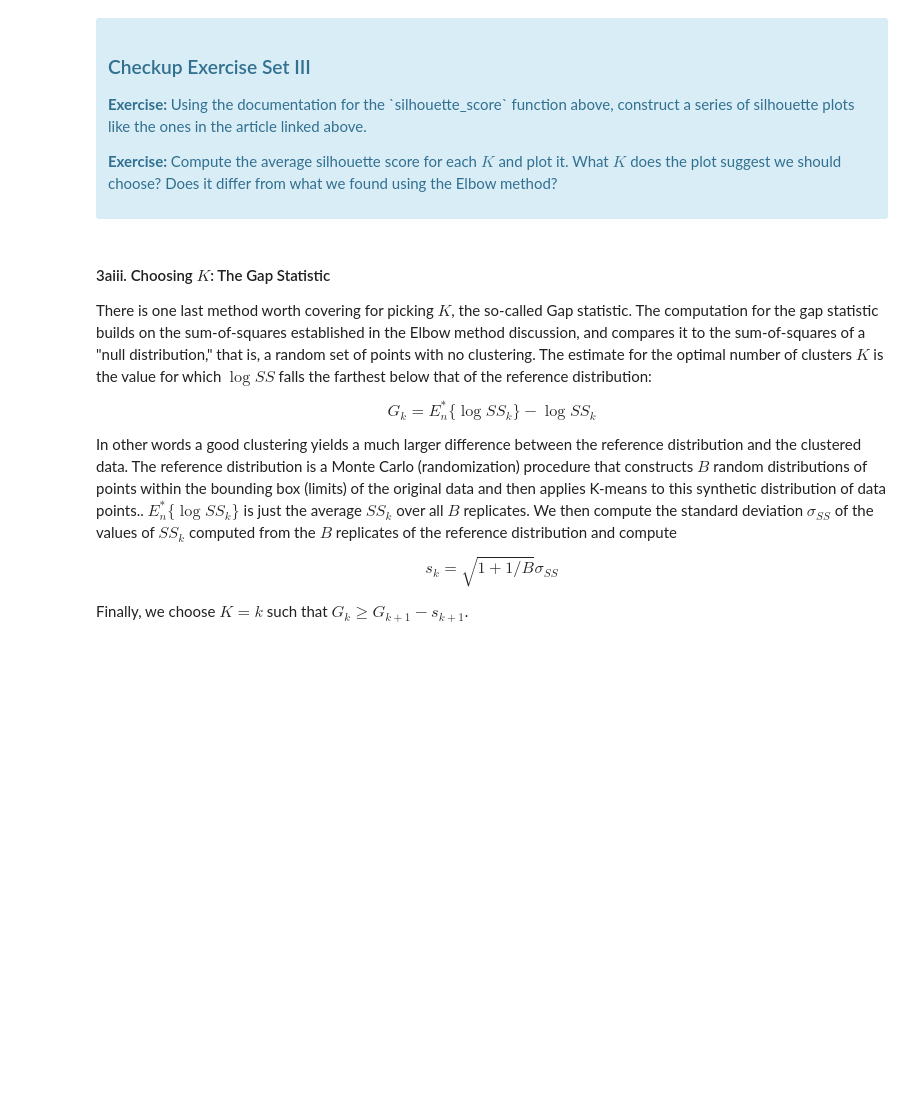
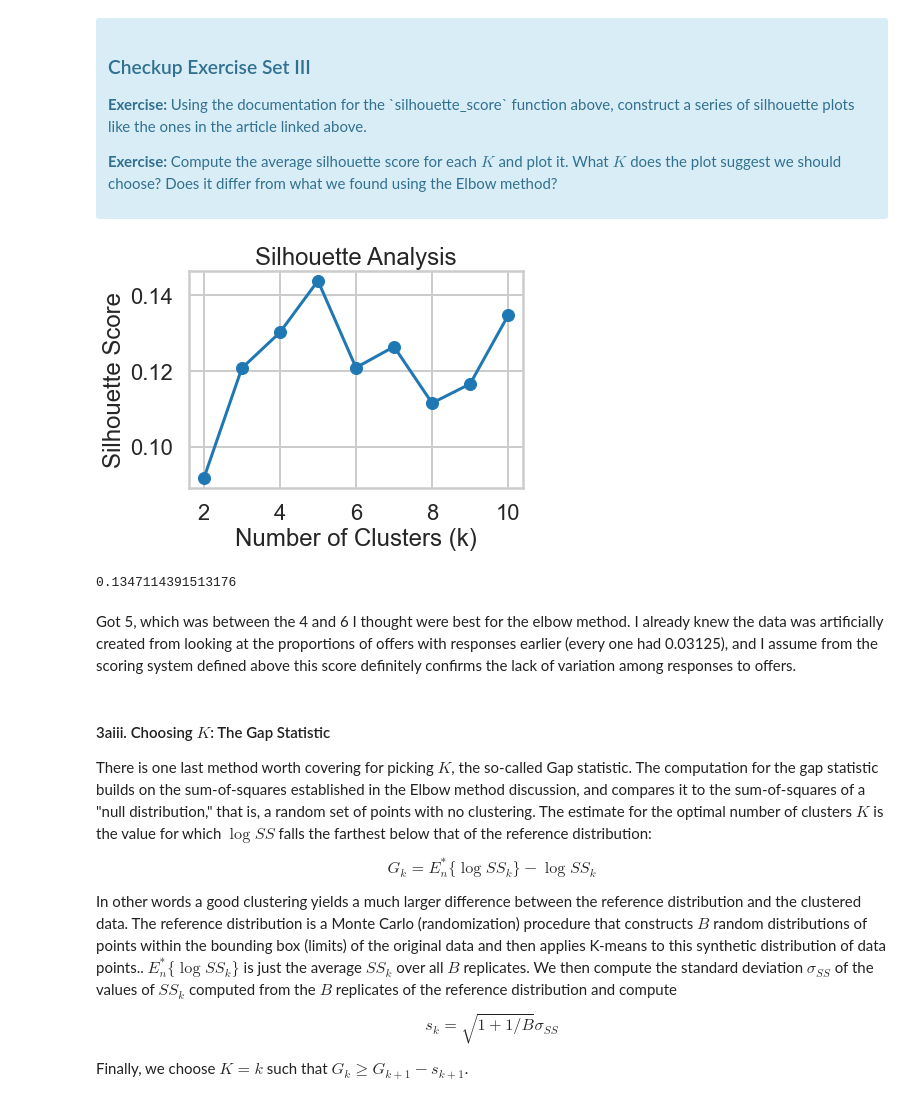
Before and after one commit to GwenToves/SpringBoard, a Jupyter notebook: Unsupervised Learning Case Studies/Clustering Case Study/Clustering Case Study - Customer Segmentation with K-Means - Tier 3.ipynb, the cells around one changed output. Saved outputs shown, nothing was run; the diff lists cells and outputs as text; code cells hidden in the pictures; blank space fills up the shorter version.

Commit message:
finished cs up to silhouette

```diff
--- a/Unsupervised Learning Case Studies/Clustering Case Study/Clustering Case Study - Customer Segmentation with K-Means - Tier 3.ipynb
+++ b/Unsupervised Learning Case Studies/Clustering Case Study/Clustering Case Study - Customer Segmentation with K-Means - Tier 3.ipynb
@@ -177,3 +283,29 @@ Source: http://www.stat.berkeley.edu/~spector/s133/Clus.html
+# %%
+# Your turn.
+k_valuess = range(2,11)
+silhouette_scores = []
+
+for k in k_valuess:
+    kmeans = sklearn.cluster.KMeans(n_clusters=k)
+    cluster_labels = kmeans.fit_predict(x_cols)
+    silhouette_avg = sklearn.metrics.silhouette_score(x_cols, cluster_labels)
+    silhouette_scores.append(silhouette_avg)
+plt.plot(k_values, silhouette_scores, marker='o')
+plt.xlabel('Number of Clusters (k)')
+plt.ylabel('Silhouette Score')
+plt.title('Silhouette Analysis')
+plt.show()
+# %% [output]
+[figure, added]
+# %%
+kmeans1 = sklearn.cluster.KMeans(n_clusters=5)
+cluster_labels1 = kmeans.fit_predict(x_cols)
+silhouette_avg1 = sklearn.metrics.silhouette_score(x_cols, cluster_labels)
+silhouette_avg1
+# %% [output]
+0.1347114391513176
+# %% [markdown]
+Got 5, which was between the 4 and 6 I thought were best for the elbow method. I already knew the data was artificially created from looking at the proportions of offers with responses earlier (every one had 0.03125), and I assume from the scoring system defined above this score definitely confirms the lack of variation among responses to offers.
 # %% [markdown]
 #### 3aiii.  Choosing $K$: The Gap Statistic
 
```
Also changed, not shown: parts of 14 cells of this notebook.
